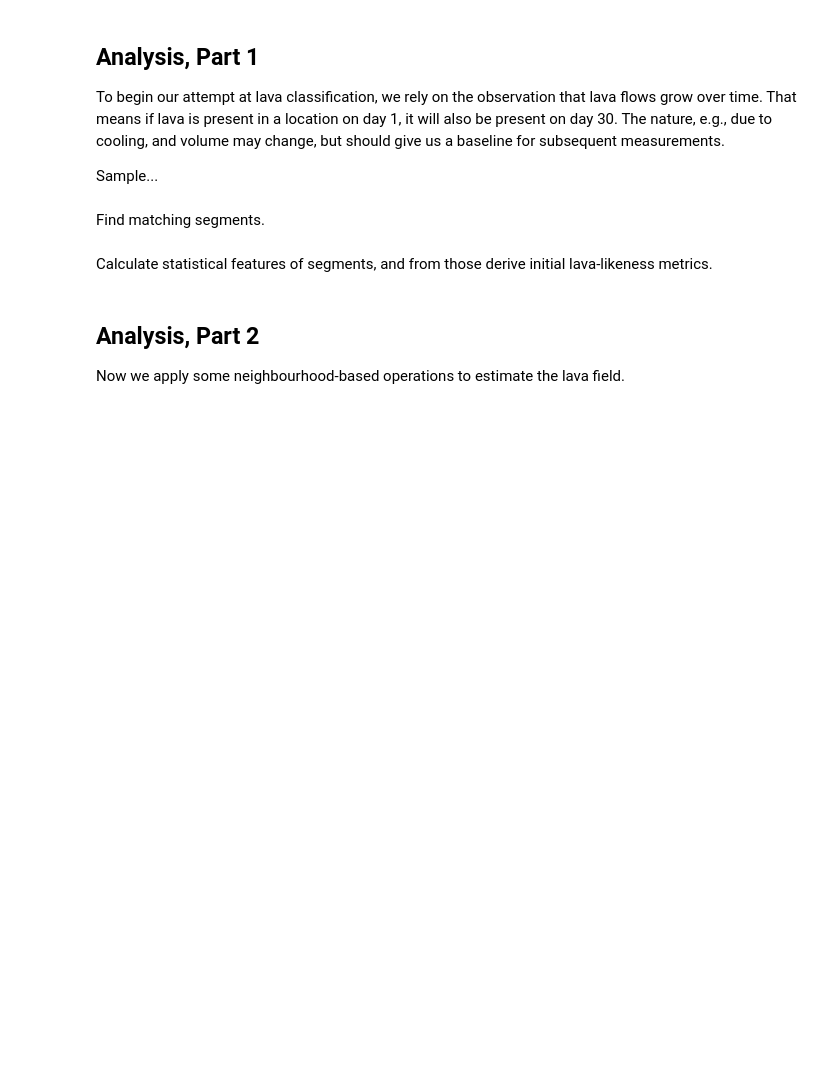
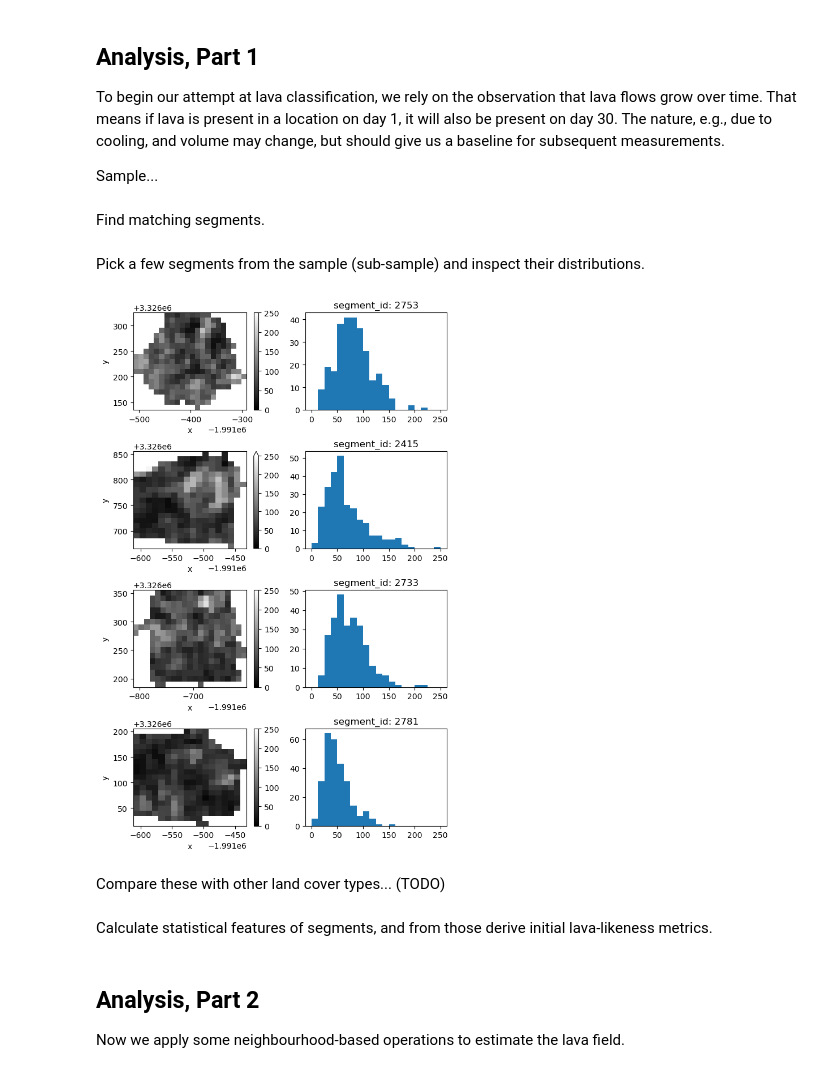
Before and after one commit to lukesdm/la-palma-lava-mapping-nb, a Jupyter notebook: 01_overview.ipynb, the cells around one changed output. Cells and saved outputs as stored; diff of their text form; code cells hidden in the pictures; blank space fills up the shorter version.

Commit message:
Sample segment histogram plotting

```diff
--- a/01_overview.ipynb
+++ b/01_overview.ipynb
@@ -116,6 +118,15 @@ gdf_sample_4326 = gdf_4326.loc[gdf_4326.intersects(shapely_sample_4326)]
 from ipyleaflet import GeoData
 layer_sample = GeoData(geo_dataframe=gdf_sample_4326, name="Sample segments - lava")
 lpp.replace_layer(lp_map, layer_sample)
+# %% [markdown]
+Pick a few segments from the sample (sub-sample) and inspect their distributions.
+# %%
+sample_segids = gdf_sample_4326["segment_id"].sample(4).values
+lpe.plot_segment_histos(xds_grd, sample_segids, selected_date)
+# %% [output]
+[figure, added]
+# %% [markdown]
+Compare these with other land cover types... (TODO)
 # %% [markdown]
 Calculate statistical features of segments, and from those derive initial lava-likeness metrics.
 # %%
```
Also changed, not shown: parts of 2 cells of this notebook, 1 other file.
